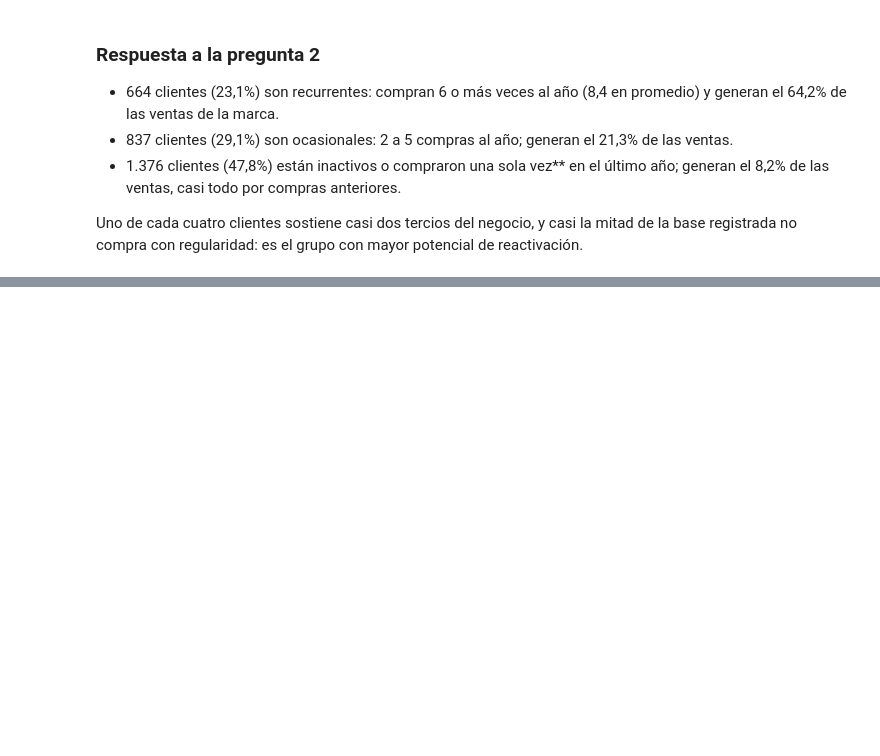
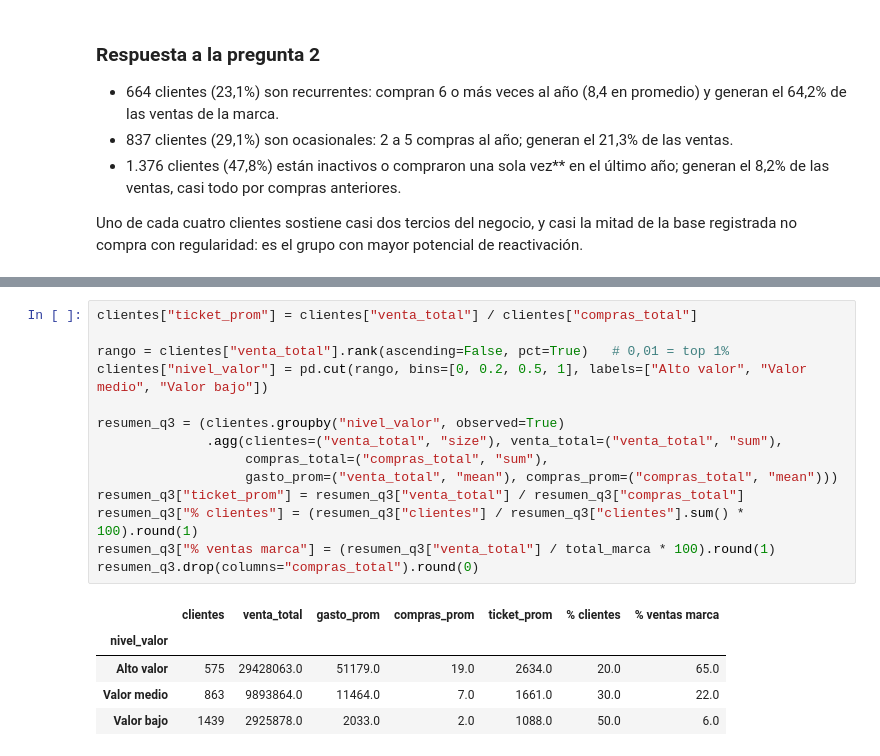
Before and after one commit to Edmh1/retail-customer-analytics, a Jupyter notebook: notebooks/02_analisis.ipynb, the cells around one changed output, grey strips where cells are left out. Drawn from its saved outputs; the diff is of its cells as text; blank space fills up the shorter version.

```diff
--- a/notebooks/02_analisis.ipynb
+++ b/notebooks/02_analisis.ipynb
@@ -426,0 +480,20 @@ Uno de cada cuatro clientes sostiene casi dos tercios del negocio, y casi la mit
+# %%
+clientes["ticket_prom"] = clientes["venta_total"] / clientes["compras_total"]
+
+rango = clientes["venta_total"].rank(ascending=False, pct=True)   # 0,01 = top 1%
+clientes["nivel_valor"] = pd.cut(rango, bins=[0, 0.2, 0.5, 1], labels=["Alto valor", "Valor medio", "Valor bajo"])
+
+resumen_q3 = (clientes.groupby("nivel_valor", observed=True)
+              .agg(clientes=("venta_total", "size"), venta_total=("venta_total", "sum"),
+                   compras_total=("compras_total", "sum"),
+                   gasto_prom=("venta_total", "mean"), compras_prom=("compras_total", "mean")))
+resumen_q3["ticket_prom"] = resumen_q3["venta_total"] / resumen_q3["compras_total"]
+resumen_q3["% clientes"] = (resumen_q3["clientes"] / resumen_q3["clientes"].sum() * 100).round(1)
+resumen_q3["% ventas marca"] = (resumen_q3["venta_total"] / total_marca * 100).round(1)
+resumen_q3.drop(columns="compras_total").round(0)
+# %% [output]
+|  | clientes | venta_total | gasto_prom | compras_prom | ticket_prom | % clientes | % ventas marca |
+| nivel_valor |  |  |  |  |  |  |  |
+| Alto valor | 575 | 29428063.0 | 51179.0 | 19.0 | 2634.0 | 20.0 | 65.0 |
+| Valor medio | 863 | 9893864.0 | 11464.0 | 7.0 | 1661.0 | 30.0 | 22.0 |
+| Valor bajo | 1439 | 2925878.0 | 2033.0 | 2.0 | 1088.0 | 50.0 | 6.0 |
```
Also changed, not shown: parts of 7 cells of this notebook, 1 other file.
